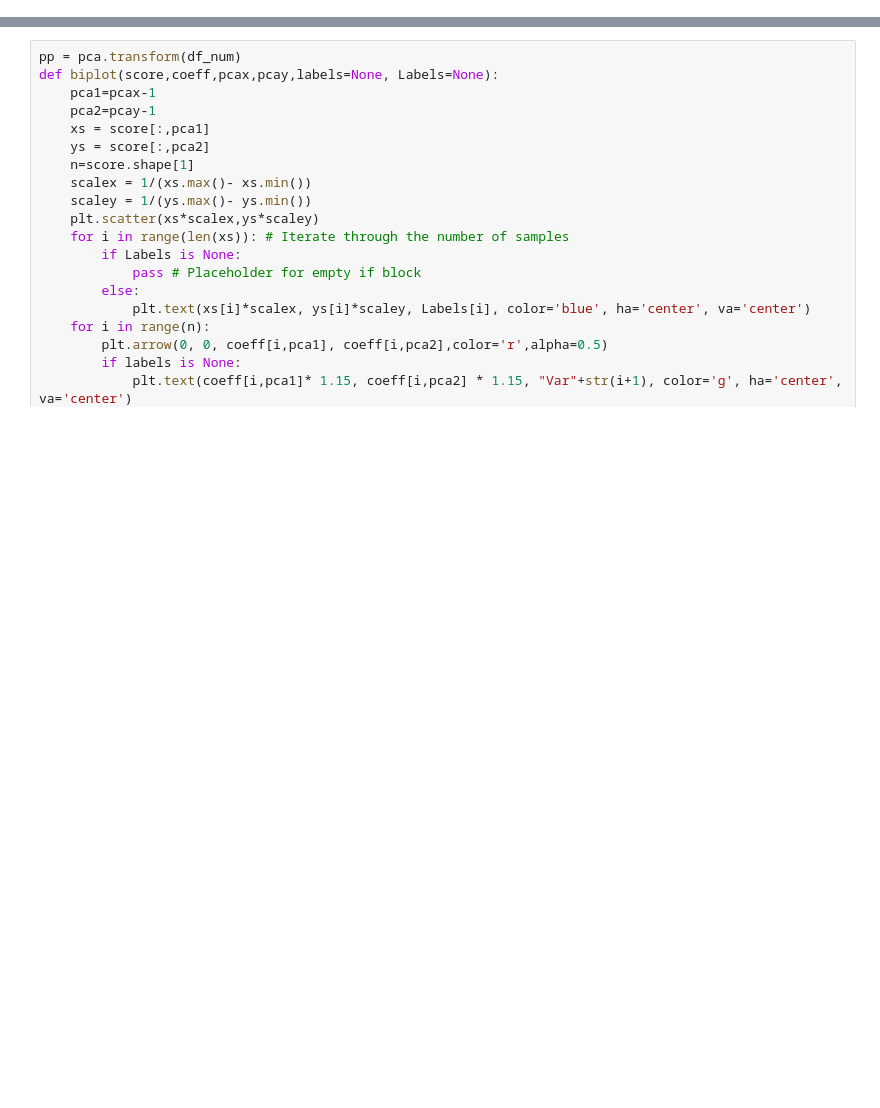
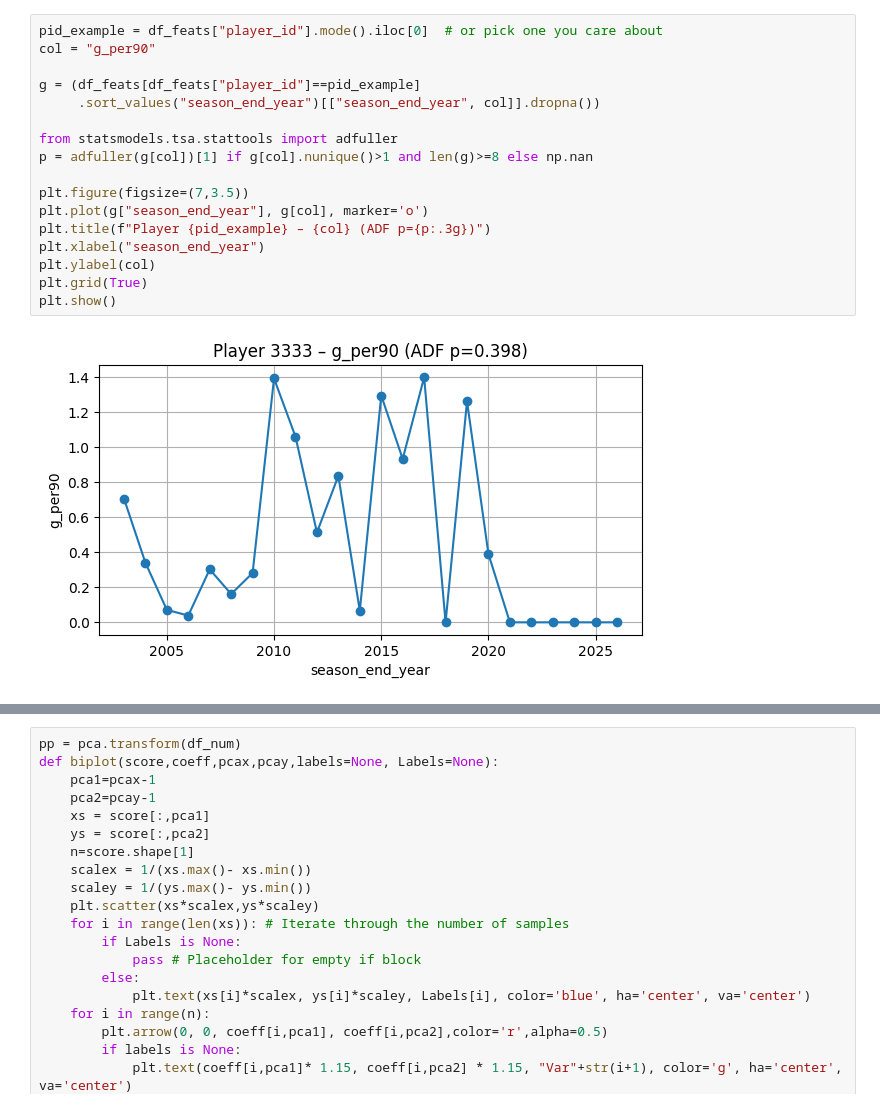
Before and after one commit to leokonma/Machine-learning, a Jupyter notebook: Model_Module.ipynb, the cells around one changed output, grey strips where cells are left out. Saved outputs shown, nothing was run; the diff lists cells and outputs as text; blank space fills up the shorter version.

```diff
--- a/Model_Module.ipynb
+++ b/Model_Module.ipynb
@@ -19,0 +192,19 @@ from sklearn import preprocessing
+# %%
+pid_example = df_feats["player_id"].mode().iloc[0]  # or pick one you care about
+col = "g_per90"
+
+g = (df_feats[df_feats["player_id"]==pid_example]
+     .sort_values("season_end_year")[["season_end_year", col]].dropna())
+
+from statsmodels.tsa.stattools import adfuller
+p = adfuller(g[col])[1] if g[col].nunique()>1 and len(g)>=8 else np.nan
+
+plt.figure(figsize=(7,3.5))
+plt.plot(g["season_end_year"], g[col], marker='o')
+plt.title(f"Player {pid_example} – {col} (ADF p={p:.3g})")
+plt.xlabel("season_end_year")
+plt.ylabel(col)
+plt.grid(True)
+plt.show()
+# %% [output]
+[figure, added]
```
Also changed, not shown: parts of 40 cells of this notebook.
